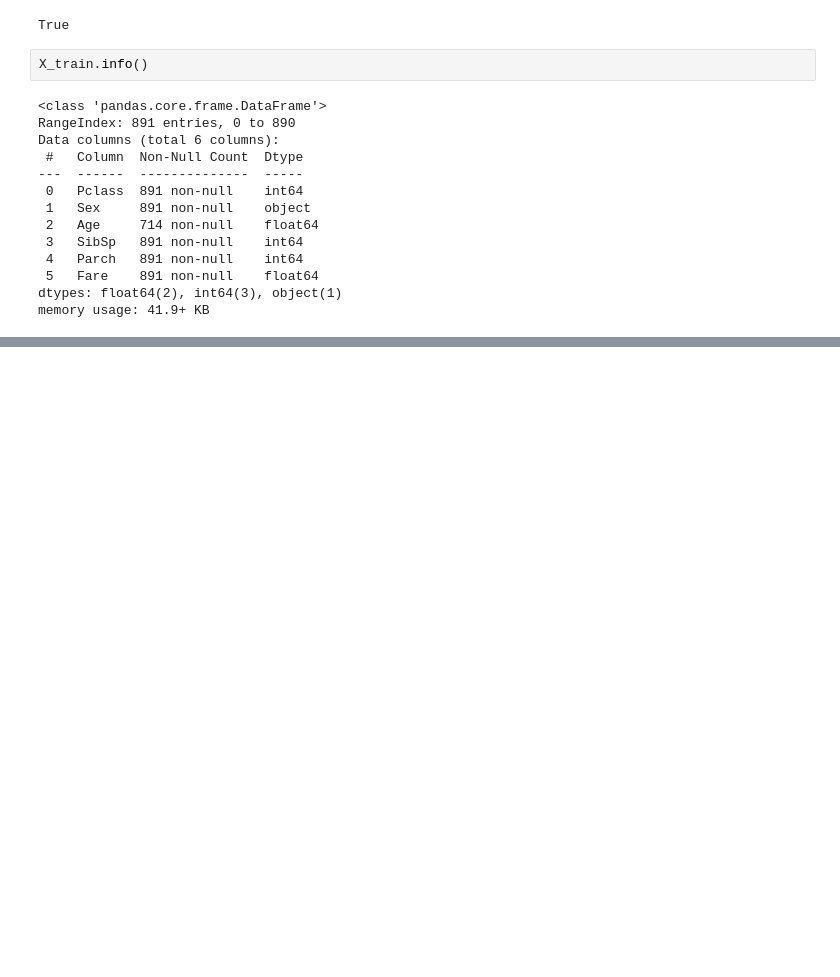
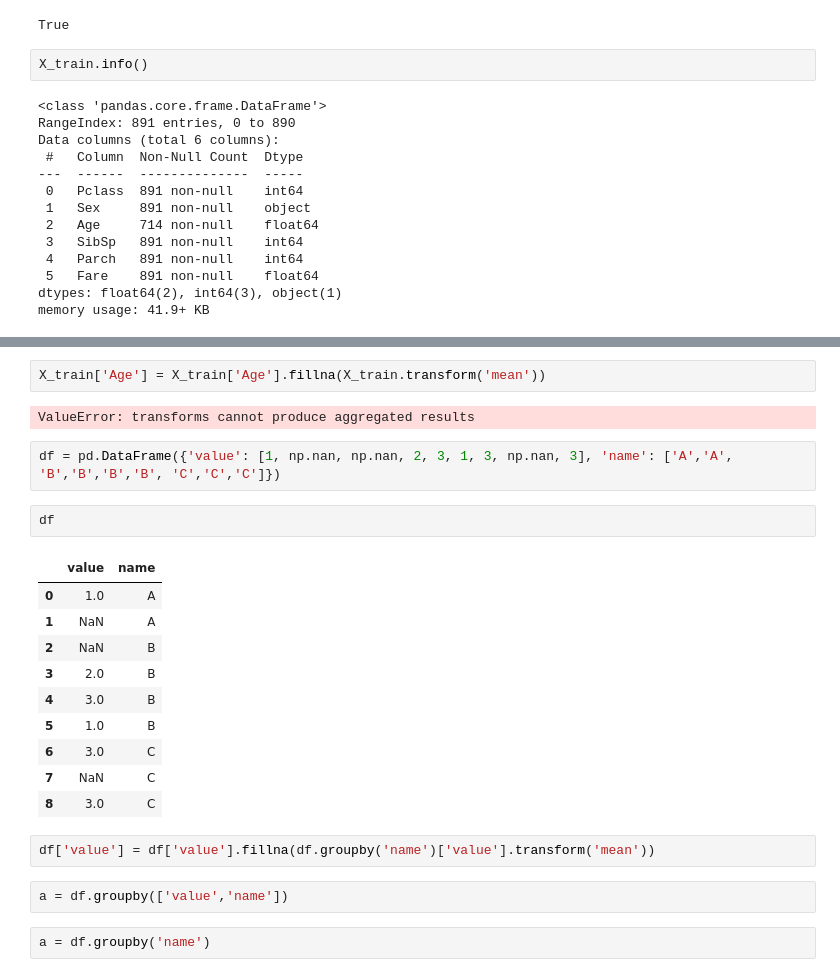
Before and after one commit to allenvarughese22/Machine-Learning-Projects---Learning, a Jupyter notebook: Titanic-Data Analysis/titanic/Titanic Survivor - Data Analysis.ipynb, the cells around one changed output, grey strips where cells are left out. Saved outputs shown, nothing was run; the diff lists cells and outputs as text; blank space fills up the shorter version.

```diff
--- a/Titanic-Data Analysis/titanic/Titanic Survivor - Data Analysis.ipynb
+++ b/Titanic-Data Analysis/titanic/Titanic Survivor - Data Analysis.ipynb
@@ -153,0 +206,25 @@ memory usage: 41.9+ KB
+# %%
+X_train['Age'] = X_train['Age'].fillna(X_train.transform('mean'))
+# %% [output]
+ValueError: transforms cannot produce aggregated results
+# %%
+df = pd.DataFrame({'value': [1, np.nan, np.nan, 2, 3, 1, 3, np.nan, 3], 'name': ['A','A', 'B','B','B','B', 'C','C','C']})
+# %%
+df
+# %% [output]
+|  | value | name |
+| 0 | 1.0 | A |
+| 1 | NaN | A |
+| 2 | NaN | B |
+| 3 | 2.0 | B |
+| 4 | 3.0 | B |
+| 5 | 1.0 | B |
+| 6 | 3.0 | C |
+| 7 | NaN | C |
+| 8 | 3.0 | C |
+# %%
+df['value'] = df['value'].fillna(df.groupby('name')['value'].transform('mean'))
+# %%
+a = df.groupby(['value','name'])
+# %%
+a = df.groupby('name')
```
Also changed, not shown: parts of 15 cells of this notebook.
